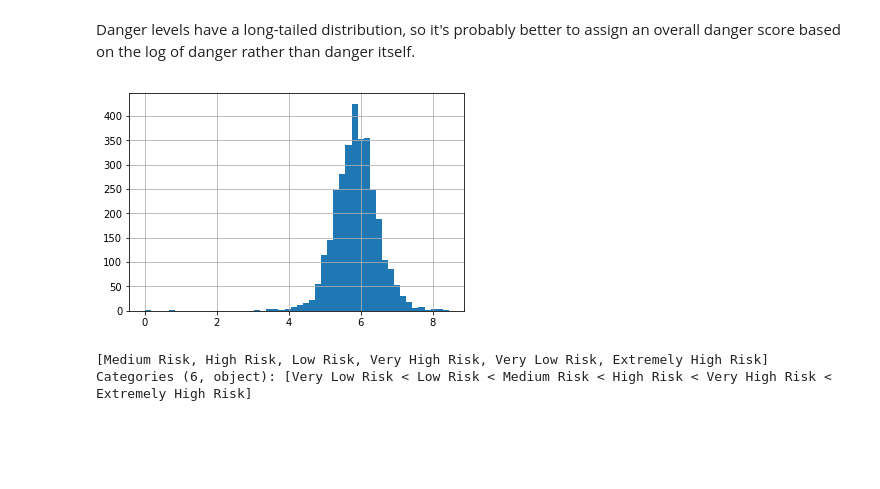
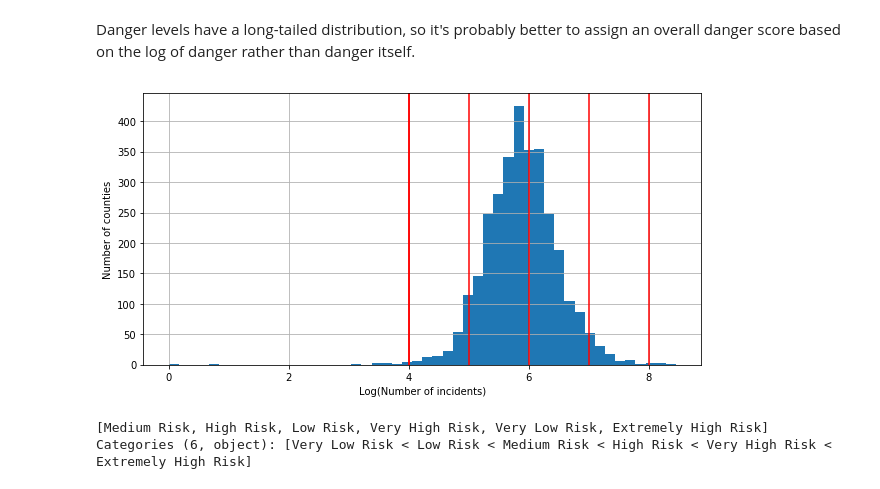
Before and after one commit to labs12-should-i-live-here/DS, a Jupyter notebook: notebooks/DMA6 - Overall disasterness.ipynb, the cells around one changed output. Drawn from its saved outputs; the diff is of its cells as text; code cells hidden in the pictures; blank space fills up the shorter version.

```diff
--- a/notebooks/DMA6 - Overall disasterness.ipynb
+++ b/notebooks/DMA6 - Overall disasterness.ipynb
@@ -142,10 +159,20 @@ dis6 = dis4.copy()
 
 # Generate new column with the log of danger.
 dis6['log_danger'] = np.log(dis6['danger'] + 1)
-# %%
-dis6['log_danger'].hist(bins=50);
-# %% [output]
-[figure, removed]
+# %%
+fig, ax = plt.subplots(figsize=(10,5))
+dis6['log_danger'].hist(ax=ax, bins=50);
+ax.axvline(4, color='r')
+ax.axvline(4, color='r')
+ax.axvline(5, color='r')
+ax.axvline(6, color='r')
+ax.axvline(7, color='r')
+ax.axvline(8, color='r')
+ax.set_xlabel('Log(Number of incidents)')
+ax.set_ylabel('Number of counties')
+plt.show()
+# %% [output]
+[figure, added]
 # %%
 # Create an array of numerical bins
 
```
Also changed, not shown: parts of 2 cells of this notebook.
